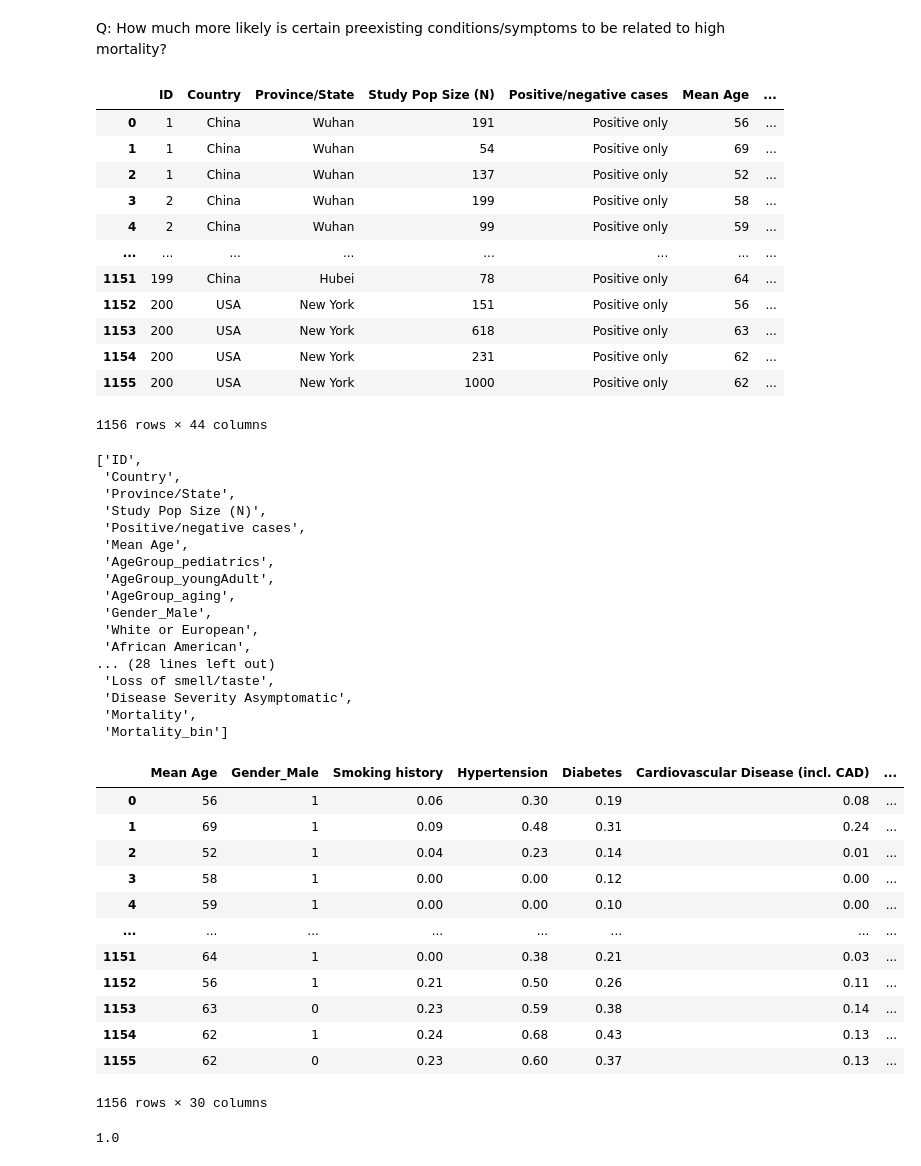
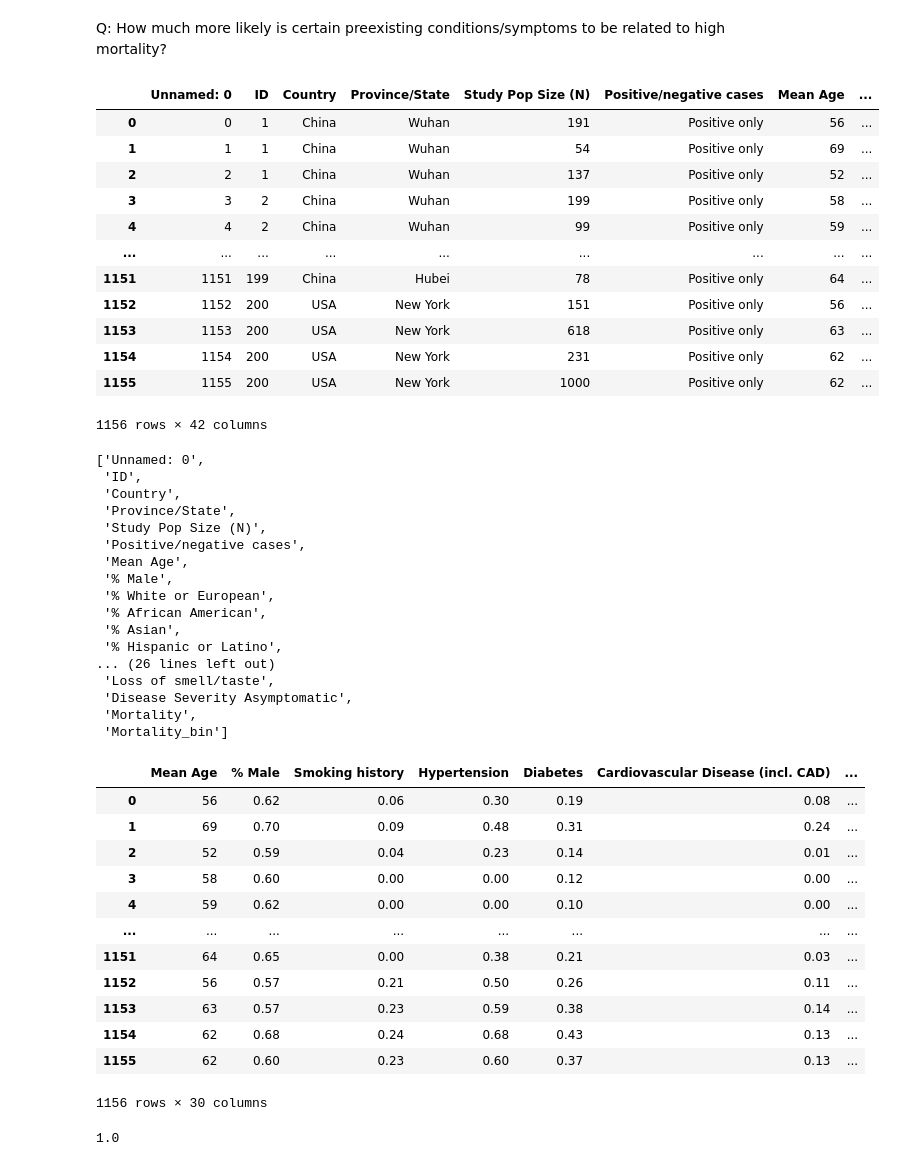
Before and after one commit to stellakk75/COVID-19RiskCalc, a Jupyter notebook: MachineLearningQ2.ipynb, the cells around one changed output. Cells and saved outputs as stored; diff of their text form; code cells hidden in the pictures.

```diff
--- a/MachineLearningQ2.ipynb
+++ b/MachineLearningQ2.ipynb
@@ -7,68 +7,68 @@ import numpy as np
 import os
 from sklearn import tree
 # %%
-df = pd.read_csv('test3.csv')
+df = pd.read_csv('cleaned_data.csv')
 # %%
 df
 # %% [output]
-|  | ID | Country | Province/State | Study Pop Size (N) | Positive/negative cases | Mean Age | ... |
-| 0 | 1 | China | Wuhan | 191 | Positive only | 56 | ... |
-| 1 | 1 | China | Wuhan | 54 | Positive only | 69 | ... |
-| 2 | 1 | China | Wuhan | 137 | Positive only | 52 | ... |
-| 3 | 2 | China | Wuhan | 199 | Positive only | 58 | ... |
-| 4 | 2 | China | Wuhan | 99 | Positive only | 59 | ... |
-| ... | ... | ... | ... | ... | ... | ... | ... |
-| 1151 | 199 | China | Hubei | 78 | Positive only | 64 | ... |
-| 1152 | 200 | USA | New York | 151 | Positive only | 56 | ... |
-| 1153 | 200 | USA | New York | 618 | Positive only | 63 | ... |
-| 1154 | 200 | USA | New York | 231 | Positive only | 62 | ... |
-| 1155 | 200 | USA | New York | 1000 | Positive only | 62 | ... |
+|  | Unnamed: 0 | ID | Country | Province/State | Study Pop Size (N) | Positive/negative cases | Mean Age | ... |
+| 0 | 0 | 1 | China | Wuhan | 191 | Positive only | 56 | ... |
+| 1 | 1 | 1 | China | Wuhan | 54 | Positive only | 69 | ... |
+| 2 | 2 | 1 | China | Wuhan | 137 | Positive only | 52 | ... |
+| 3 | 3 | 2 | China | Wuhan | 199 | Positive only | 58 | ... |
+| 4 | 4 | 2 | China | Wuhan | 99 | Positive only | 59 | ... |
+| ... | ... | ... | ... | ... | ... | ... | ... | ... |
+| 1151 | 1151 | 199 | China | Hubei | 78 | Positive only | 64 | ... |
+| 1152 | 1152 | 200 | USA | New York | 151 | Positive only | 56 | ... |
+| 1153 | 1153 | 200 | USA | New York | 618 | Positive only | 63 | ... |
+| 1154 | 1154 | 200 | USA | New York | 231 | Positive only | 62 | ... |
+| 1155 | 1155 | 200 | USA | New York | 1000 | Positive only | 62 | ... |
-1156 rows × 44 columns
+1156 rows × 42 columns
 # %%
 my_list = df.columns.values.tolist()
 my_list
 # %% [output]
-['ID',
+['Unnamed: 0',
+ 'ID',
  'Country',
  'Province/State',
  'Study Pop Size (N)',
  'Positive/negative cases',
  'Mean Age',
- 'AgeGroup_pediatrics',
- 'AgeGroup_youngAdult',
- 'AgeGroup_aging',
- 'Gender_Male',
- 'White or European',
- 'African American',
-... (28 lines left out)
+ '% Male',
+ '% White or European',
+ '% African American',
+ '% Asian',
+ '% Hispanic or Latino',
+... (26 lines left out)
  'Loss of smell/taste',
  'Disease Severity Asymptomatic',
  'Mortality',
  'Mortality_bin']
 # %%
-column_names = ['Mean Age','Gender_Male','Smoking history', 'Hypertension', 'Diabetes', 'Cardiovascular Disease (incl. CAD)',
+column_names = ['Mean Age','% Male','Smoking history', 'Hypertension', 'Diabetes', 'Cardiovascular Disease (incl. CAD)',
                 'Chronic obstructive lung (COPD)', 'Cancer (Any)', 'Liver Disease (any)', 'Cerebrovascular Disease',
                 'Chronic kidney/renal disease', 'Other', 'Fever (temperature ≥37·3°C)', 'Respiratory rate > 24 breaths per min',
                 'Cough', 'Shortness of Breath (dyspnoea)', 'Headache', 'Sputum (/Expectoration)', 'Myalgia (Muscle Pain)',
                 'Fatigue', 'Upper air-way congestion', 'Diarrhoea', 'Nausea or Vomiting', 'Loss of Appetite/Anorexia',
                 'Sore Throat/Stuffy Nose', 'Chills', 'Chest Pain', 'Loss of smell/taste', 'Disease Severity Asymptomatic',
                 'Mortality_bin']
 
 new_df = pd.DataFrame(df,columns=column_names)
 new_df
 # %% [output]
-|  | Mean Age | Gender_Male | Smoking history | Hypertension | Diabetes | Cardiovascular Disease (incl. CAD) | ... |
-| 0 | 56 | 1 | 0.06 | 0.30 | 0.19 | 0.08 | ... |
-| 1 | 69 | 1 | 0.09 | 0.48 | 0.31 | 0.24 | ... |
-| 2 | 52 | 1 | 0.04 | 0.23 | 0.14 | 0.01 | ... |
-| 3 | 58 | 1 | 0.00 | 0.00 | 0.12 | 0.00 | ... |
-| 4 | 59 | 1 | 0.00 | 0.00 | 0.10 | 0.00 | ... |
+|  | Mean Age | % Male | Smoking history | Hypertension | Diabetes | Cardiovascular Disease (incl. CAD) | ... |
+| 0 | 56 | 0.62 | 0.06 | 0.30 | 0.19 | 0.08 | ... |
+| 1 | 69 | 0.70 | 0.09 | 0.48 | 0.31 | 0.24 | ... |
+| 2 | 52 | 0.59 | 0.04 | 0.23 | 0.14 | 0.01 | ... |
+| 3 | 58 | 0.60 | 0.00 | 0.00 | 0.12 | 0.00 | ... |
+| 4 | 59 | 0.62 | 0.00 | 0.00 | 0.10 | 0.00 | ... |
 | ... | ... | ... | ... | ... | ... | ... | ... |
-| 1151 | 64 | 1 | 0.00 | 0.38 | 0.21 | 0.03 | ... |
-| 1152 | 56 | 1 | 0.21 | 0.50 | 0.26 | 0.11 | ... |
-| 1153 | 63 | 0 | 0.23 | 0.59 | 0.38 | 0.14 | ... |
-| 1154 | 62 | 1 | 0.24 | 0.68 | 0.43 | 0.13 | ... |
-| 1155 | 62 | 0 | 0.23 | 0.60 | 0.37 | 0.13 | ... |
+| 1151 | 64 | 0.65 | 0.00 | 0.38 | 0.21 | 0.03 | ... |
+| 1152 | 56 | 0.57 | 0.21 | 0.50 | 0.26 | 0.11 | ... |
+| 1153 | 63 | 0.57 | 0.23 | 0.59 | 0.38 | 0.14 | ... |
+| 1154 | 62 | 0.68 | 0.24 | 0.68 | 0.43 | 0.13 | ... |
+| 1155 | 62 | 0.60 | 0.23 | 0.60 | 0.37 | 0.13 | ... |
 1156 rows × 30 columns
 # %%
 data = new_df.drop("Mortality_bin", axis=1)
```
Also changed, not shown: parts of 21 cells of this notebook, 19 other files.
